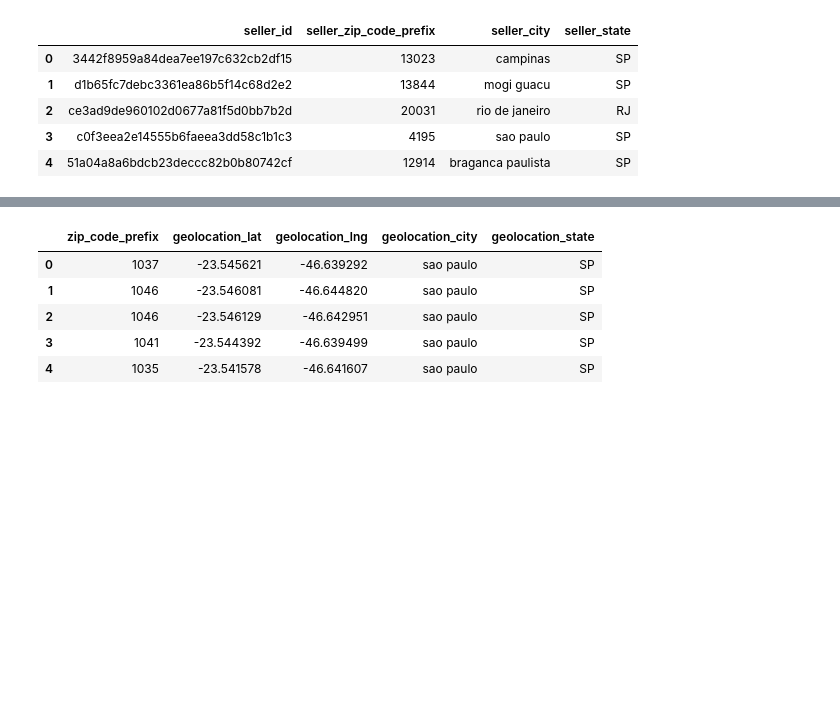
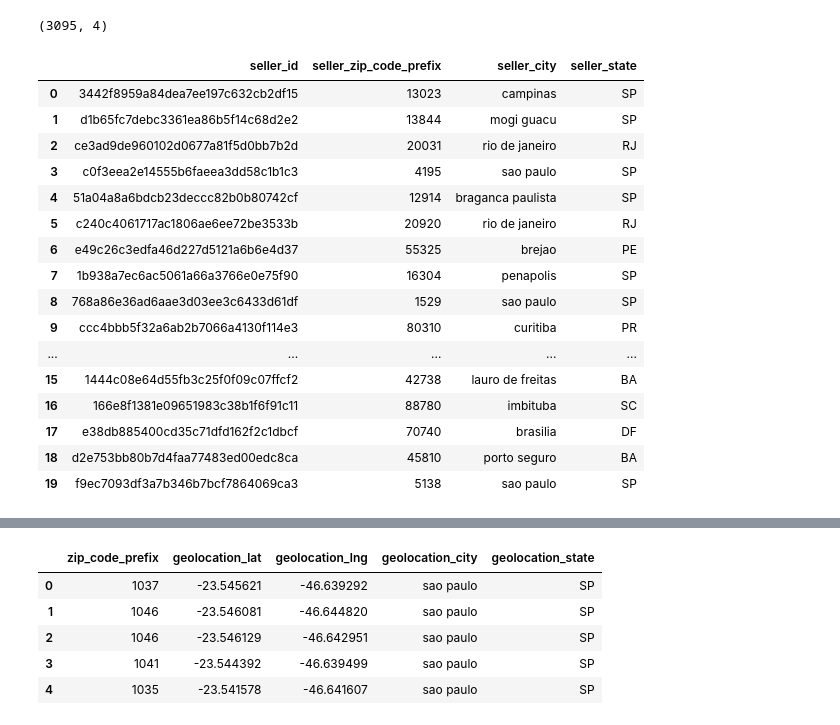
Before and after one commit to paulordie/projeto_ds_to_business, a Jupyter notebook: Untitled.ipynb, the cells around one changed output, grey strips where cells are left out. Cells and saved outputs as stored; diff of their text form; code cells hidden in the pictures; blank space fills up the shorter version.

```diff
--- a/Untitled.ipynb
+++ b/Untitled.ipynb
@@ -125,12 +164,25 @@ df_olist_products.head()
 # %%
 df_olist_sellers = pd.read_csv('olist_sellers_dataset.csv')
-df_olist_sellers.head()
+print(df_olist_sellers.shape)
+df_olist_sellers.head(20)
 # %% [output]
+(3095, 4)
 |  | seller_id | seller_zip_code_prefix | seller_city | seller_state |
 | 0 | 3442f8959a84dea7ee197c632cb2df15 | 13023 | campinas | SP |
 | 1 | d1b65fc7debc3361ea86b5f14c68d2e2 | 13844 | mogi guacu | SP |
 | 2 | ce3ad9de960102d0677a81f5d0bb7b2d | 20031 | rio de janeiro | RJ |
 | 3 | c0f3eea2e14555b6faeea3dd58c1b1c3 | 4195 | sao paulo | SP |
 | 4 | 51a04a8a6bdcb23deccc82b0b80742cf | 12914 | braganca paulista | SP |
+| 5 | c240c4061717ac1806ae6ee72be3533b | 20920 | rio de janeiro | RJ |
+| 6 | e49c26c3edfa46d227d5121a6b6e4d37 | 55325 | brejao | PE |
+| 7 | 1b938a7ec6ac5061a66a3766e0e75f90 | 16304 | penapolis | SP |
+| 8 | 768a86e36ad6aae3d03ee3c6433d61df | 1529 | sao paulo | SP |
+| 9 | ccc4bbb5f32a6ab2b7066a4130f114e3 | 80310 | curitiba | PR |
+| ... | ... | ... | ... | ... |
+| 15 | 1444c08e64d55fb3c25f0f09c07ffcf2 | 42738 | lauro de freitas | BA |
+| 16 | 166e8f1381e09651983c38b1f6f91c11 | 88780 | imbituba | SC |
+| 17 | e38db885400cd35c71dfd162f2c1dbcf | 70740 | brasilia | DF |
+| 18 | d2e753bb80b7d4faa77483ed00edc8ca | 45810 | porto seguro | BA |
+| 19 | f9ec7093df3a7b346b7bcf7864069ca3 | 5138 | sao paulo | SP |
 # %%
 df_product_category_name_translation = pd.read_csv('product_category_name_translation.csv')
```
Also changed, not shown: parts of 24 cells of this notebook.
